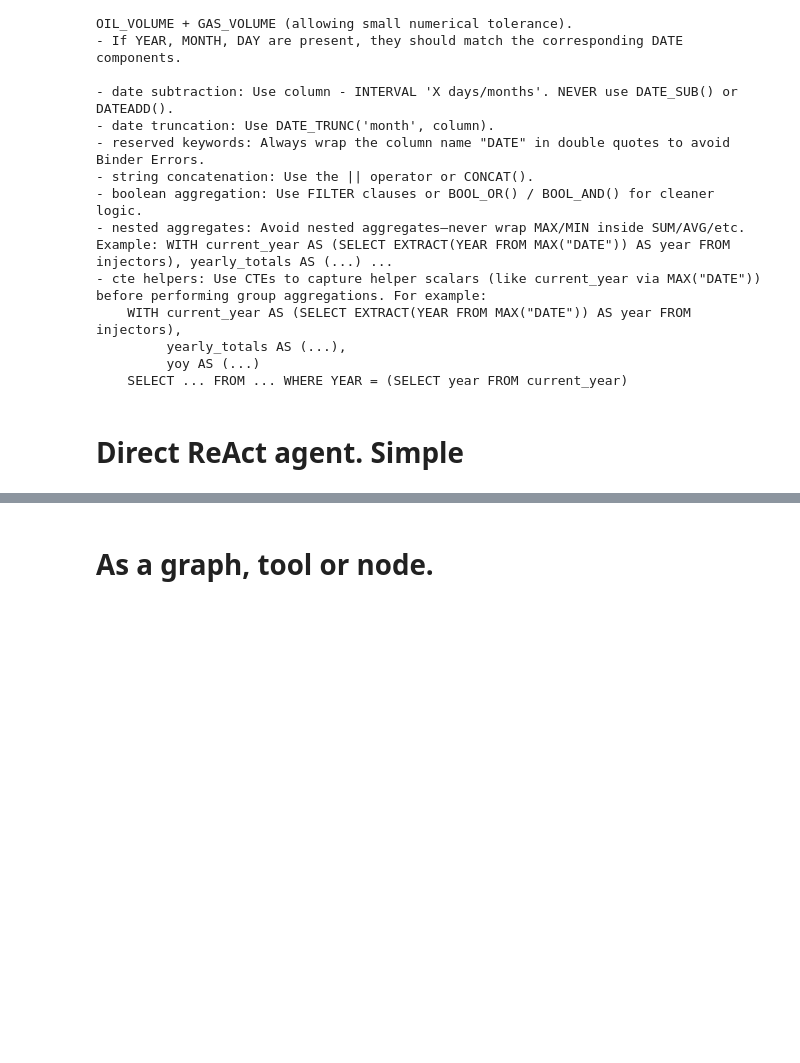
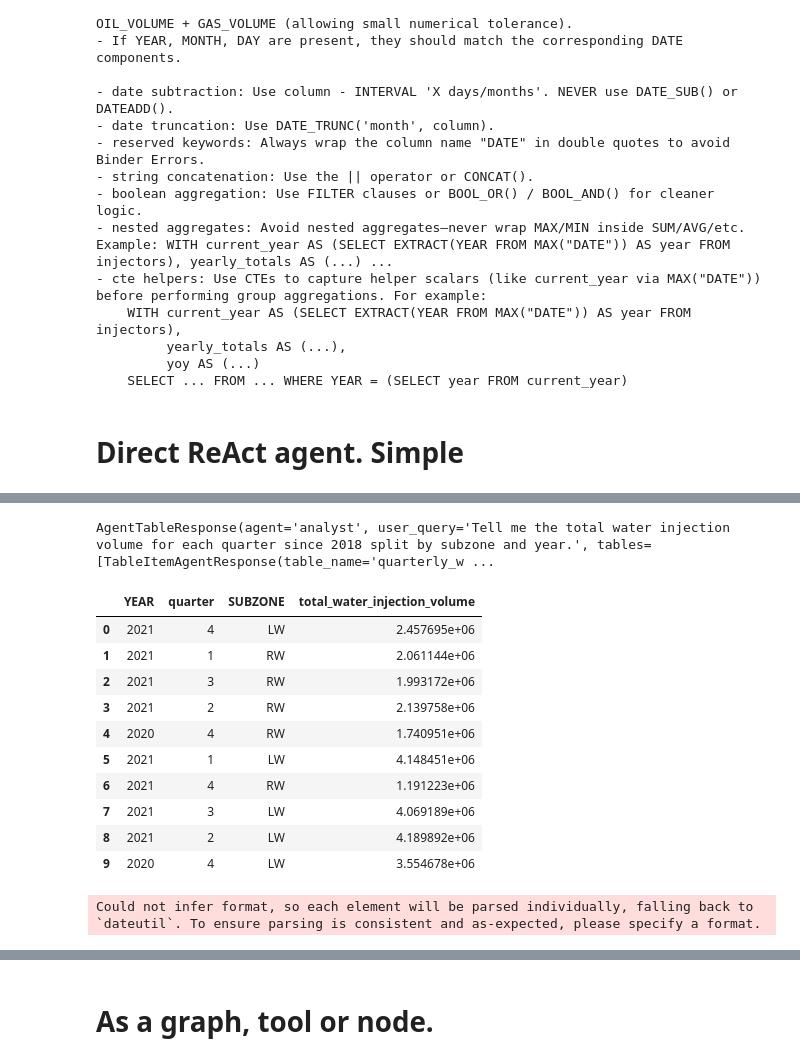
Before and after one commit to xavierbox/AgenticWaterfloodInsights3, a Jupyter notebook: notebooks/experiment1.ipynb, the cells around one changed output, grey strips where cells are left out. Drawn from its saved outputs; the diff is of its cells as text; code cells hidden in the pictures; blank space fills up the shorter version.

Commit message:
experiments vega lite

```diff
--- a/notebooks/experiment1.ipynb
+++ b/notebooks/experiment1.ipynb
@@ -137,9 +144,11 @@ single_agent_data.initialize_from_named_dataframes( df_dict, known_table_models
 single_agnet_tools = SmartDataTools( single_agent_data ).get_tools()
 
 #from runtime.v4.analyst_agent.analyst_prompts import system_prompt_template3 as system_prompt_template3
-from runtime.v4.analyst_agent.analyst_prompts import system_prompt_template1 as system_prompt_template1
+from runtime.v4.analyst_agent.analyst_prompts import system_prompt_template1b as system_prompt_template1
 #prompt = system_prompt_template3.format( idiom = 'duckdb', idiom_examples = idiom_context, constraints = constraints)
 prompt = system_prompt_template1.format( idiom = 'duckdb', idiom_examples = idiom_context, constraints = constraints)
+
+prompt = prompt + "\n\nALWAYS produce a final table with all the information needed for charting without need of further processing"
 print( prompt )
 # %% [output]
 You are an expert analyst of databases.
@@ -197,0 +189,4 @@ Returning structured response: agent='analyst' user_query='Create two separate t
+# %%
+query3_1 = "Tell me the total water injection volume for each quater since 2018 split by subzone and yer"
+messages = {"messages": [{"role": "user", "content": query3_1}]}
+response = run_agent_stream_values(agent, messages )
@@ -197,0 +211,4 @@ Returning structured response: agent='analyst' user_query='Create two separate t
+# %%
+response['structured_response']
+# %% [output]
+AgentTableResponse(agent='analyst', user_query='Tell me the total water injection volume for each quarter since 2018 split by subzone and year.', tables=[TableItemAgentResponse(table_name='quarterly_w ...
@@ -197,0 +804,40 @@ Returning structured response: agent='analyst' user_query='Create two separate t
+# %%
+
+user_query = response['structured_response'].user_query
+table_name = "quarterly_water_injection_by_subzone_year"
+table = single_agent_data.catalog_snapshot( table_name ).derived_tables[0]
+df = single_agent_data.get_table_as_df(table_name)
+df
+# %% [output]
+|  | YEAR | quarter | SUBZONE | total_water_injection_volume |
+| 0 | 2021 | 4 | LW | 2.457695e+06 |
+| 1 | 2021 | 1 | RW | 2.061144e+06 |
+| 2 | 2021 | 3 | RW | 1.993172e+06 |
+| 3 | 2021 | 2 | RW | 2.139758e+06 |
+| 4 | 2020 | 4 | RW | 1.740951e+06 |
+| 5 | 2021 | 1 | LW | 4.148451e+06 |
+| 6 | 2021 | 4 | RW | 1.191223e+06 |
+| 7 | 2021 | 3 | LW | 4.069189e+06 |
+| 8 | 2021 | 2 | LW | 4.189892e+06 |
+| 9 | 2020 | 4 | LW | 3.554678e+06 |
+# %%
+import re
+
+p = TableResponseProcessor()
+
+table_context = p.process( [(table,df)] )
+
+prompt = VEGA_LITE_PROMPT .format(
+    tables = table_context,
+    user_query = user_query
+)
+
+
+
+
+messages = [
+    {'role':'system', 'content': prompt }
+]
+viz_response = llm.invoke(messages)
+# %% [output]
+Could not infer format, so each element will be parsed individually, falling back to `dateutil`. To ensure parsing is consistent and as-expected, please specify a format.
```
Also changed, not shown: parts of 30 cells of this notebook, 9 other files.
